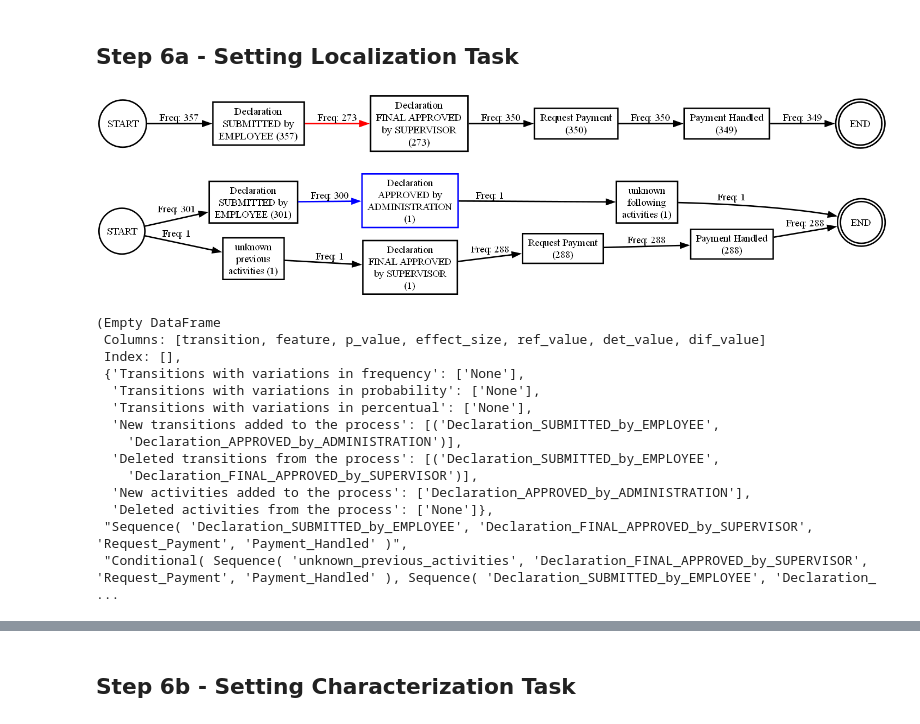
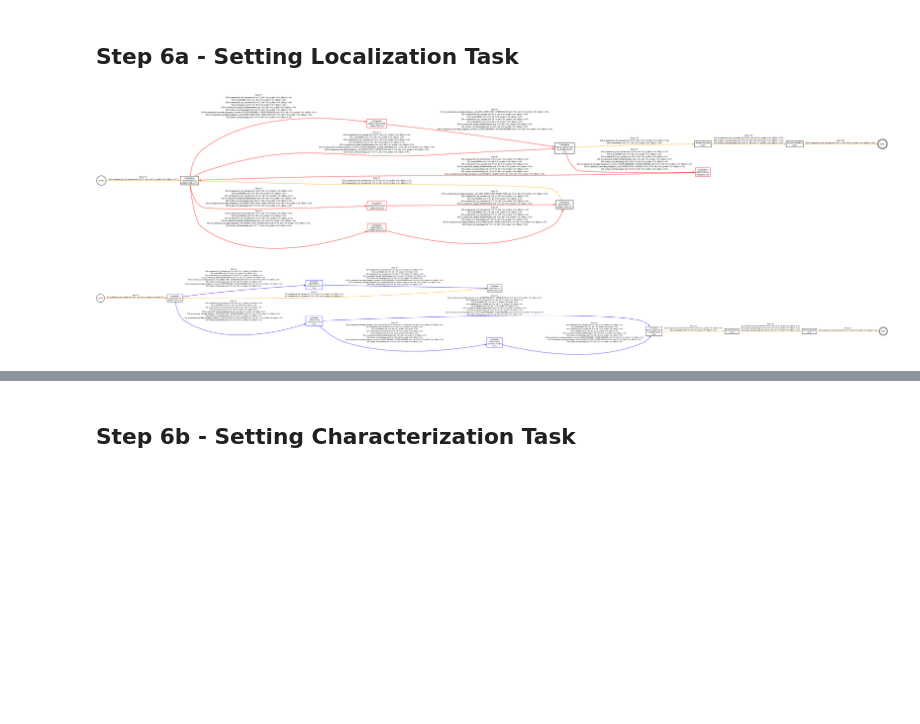
Before and after one commit to AC-Meira/Transition_Matrix_Process_Drift, a Jupyter notebook: Demonstration - Real Log - BPIC 2020.ipynb, the cells around one changed output, grey strips where cells are left out. Drawn from its saved outputs; the diff is of its cells as text; code cells hidden in the pictures; blank space fills up the shorter version.

```diff
--- a/Demonstration - Real Log - BPIC 2020.ipynb
+++ b/Demonstration - Real Log - BPIC 2020.ipynb
@@ -86,13 +94,13 @@ Total activities:  17
 TMPD_instance = TMPD_class.TMPD(scenario='offline')
 
 # Setting the transition log
-TMPD_instance.set_transition_log(event_log, case_id='case:id', activity_key='concept:name', timestamp_key='time:timestamp', timestamp_format=None, other_columns_keys=[])
+TMPD_instance.set_transition_log(event_log, case_id='case:id', activity_key='concept:name', timestamp_key='time:timestamp', timestamp_format=None, other_columns_keys=["role", "resource", "BudgetNumber", "Amount"])
 
 # Executing the transition log
 TMPD_instance.run_transition_log()
 
 # Showing the transition log created
 print(len(TMPD_instance.get_transition_log()))
-TMPD_instance.get_transition_log().head(20)
+TMPD_instance.get_transition_log().head()
 # %% [output]
 66937
@@ -117,7 +114,7 @@ TMPD_instance.get_transition_log().head(20)
 ## Step 2 - Setting Window Strategy
 # %%
 # Setting the window strategy parameters
-TMPD_instance.set_windowing_strategy(window_size_mode = 'Fixed', window_size = 2000, window_ref_mode = "Fixed", overlap = True, sliding_step = 400, continuous = True)
+TMPD_instance.set_windowing_strategy(window_size_mode = 'Fixed', window_size = 2000, window_ref_mode = "Fixed", overlap = True, sliding_step = 1000, continuous = True)
 
 # Executing the window strategy indexation
 TMPD_instance.run_windowing_strategy()
@@ -219,13 +247,35 @@ TMPD_instance.get_change_representation().head()
 detection_task_strategy_dict = {
     'time_series_strategy':
     {
-        'cpd_frequency_delta' : {'change_features':['frequency_delta'], 'method':'cpd_pelt', 'smooth' : '3'} #, 'model' : 'rbf', 'cost' : 'rpt.costs.CostRbf()', 'min_size' : '1', 'jump' : '1'
-        , 'cpd_prob_freq_delta' : {'change_features':['prob_freq_delta_weight'], 'method':'cpd_pelt', 'smooth' : '3'} #, 'model' : 'rbf', 'cost' : 'rpt.costs.CostRbf()', 'min_size' : '1', 'jump' : '1'
+        ### Control Flow Perspective
+        'cpd_frequency_delta' : {'change_features':['frequency_delta'], 'method':'cpd_pelt', 'smooth' : '3', 'pen': '5'} #, 'model' : 'rbf', 'cost' : 'rpt.costs.CostRbf()', 'min_size' : '1', 'jump' : '1'
+        , 'cpd_prob_freq_delta' : {'change_features':['prob_freq_delta_weight'], 'method':'cpd_pelt', 'smooth' : '3', 'pen': '5'} #, 'model' : 'rbf', 'cost' : 'rpt.costs.CostRbf()', 'min_size' : '1', 'jump' : '1'
         # , 'cpd_prob_causality_delta' : {'change_features':['causality_delta'], 'method':'cpd_pelt', 'smooth' : '3'} #, 'model' : 'rbf', 'cost' : 'rpt.costs.CostRbf()', 'min_size' : '1', 'jump' : '1'
         # , 'cpd_prob_parallel_delta' : {'change_features':['parallel_delta'], 'method':'cpd_pelt', 'smooth' : '3'} #, 'model' : 'rbf', 'cost' : 'rpt.costs.CostRbf()', 'min_size' : '1', 'jump' : '1'
-        # , 'cpd_avg_time_delta' : {'change_features':['avg_time_delta'], 'method':'cpd_pelt', 'smooth' : '3'} #, 'model' : 'rbf', 'cost' : 'rpt.costs.CostRbf()', 'min_size' : '1', 'jump' : '1'
-        # , 'cpd_time_std_delta' : {'change_features':['time_std_delta'], 'method':'cpd_pelt', 'smooth' : '3'} #, 'model' : 'rbf', 'cost' : 'rpt.costs.CostRbf()', 'min_size' : '1', 'jump' : '1'
-        , 'cramersv_frequency' : {'change_features':['frequency_cramersv'], 'method':'cpd_pelt', 'smooth' : '3'} #, 'model' : 'rbf', 'cost' : 'rpt.costs.CostRbf()', 'min_size' : '1', 'jump' : '1'
+        # , 'cramersv_frequency' : {'change_features':['frequency_cramersv'], 'method':'cpd_pelt', 'smooth' : '3'} #, 'model' : 'rbf', 'cost' : 'rpt.costs.CostRbf()', 'min_size' : '1', 'jump' : '1'
+
+        ### Time Perspective
+        , 'cpd_time_avg_delta' : {'change_features':['time_avg_delta'], 'method':'cpd_pelt', 'smooth' : '3', 'pen': '5'} #, 'model' : 'rbf', 'cost' : 'rpt.costs.CostRbf()', 'min_size' : '1', 'jump' : '1'
+        , 'cpd_time_std_delta' : {'change_features':['time_std_delta'], 'method':'cpd_pelt', 'smooth' : '3', 'pen': '5'} #, 'model' : 'rbf', 'cost' : 'rpt.costs.CostRbf()', 'min_size' : '1', 'jump' : '1'
+
+        ### Resource Perspective
+        # , 'cpd_role_unique_delta' : {'change_features':['role_unique_delta'], 'method':'cpd_pelt', 'smooth' : '3', 'pen': '5'} #, 'model' : 'rbf', 'cost' : 'rpt.costs.CostRbf()', 'min_size' : '1', 'jump' : '1'
+        # , 'cpd_role_entropy_delta' : {'change_features':['role_entropy_delta'], 'method':'cpd_pelt', 'smooth' : '3', 'pen': '5'} #, 'model' : 'rbf', 'cost' : 'rpt.costs.CostRbf()', 'min_size' : '1', 'jump' : '1'
+        , 'cpd_role_encoding_frequency_delta' : {'change_features':['role_encoding_frequency_delta'], 'method':'cpd_pelt', 'smooth' : '3', 'pen': '5'} #, 'model' : 'rbf', 'cost' : 'rpt.costs.CostRbf()', 'min_size' : '1', 'jump' : '1'
+        # , 'cpd_role_encoding_probability_delta' : {'change_features':['role_encoding_probability_delta'], 'method':'cpd_pelt', 'smooth' : '3', 'pen': '5'} #, 'model' : 'rbf', 'cost' : 'rpt.costs.CostRbf()', 'min_size' : '1', 'jump' : '1'
+
+        # , 'cpd_resource_unique_delta' : {'change_features':['resource_unique_delta'], 'method':'cpd_pelt', 'smooth' : '3', 'pen': '5'} #, 'model' : 'rbf', 'cost' : 'rpt.costs.CostRbf()', 'min_size' : '1', 'jump' : '1
+        # , 'cpd_resource_entropy_delta' : {'change_features':['resource_entropy_delta'], 'method':'cpd_pelt', 'smooth' : '3', 'pen': '5'} #, 'model' : 'rbf', 'cost' : 'rpt.costs.CostRbf()', 'min_size' : '1', 'jump' : '1
+        , 'cpd_resource_encoding_frequency_delta' : {'change_features':['resource_encoding_frequency_delta'], 'method':'cpd_pelt', 'smooth' : '3', 'pen': '5'} #, 'model' : 'rbf', 'cost' : 'rpt.costs.CostRbf()', 'min_size' : '1', 'jump' : '1
+        # , 'cpd_resource_encoding_probability_delta' : {'change_features':['resource_encoding_probability_delta'], 'method':'cpd_pelt', 'smooth' : '3', 'pen': '5'} #, 'model' : 'rbf', 'cost' : 'rpt.costs.CostRbf()', 'min_size' : '1', 'jump' : '1
+
+        ### Data Perspective
+        , 'cpd_amount_avg_delta' : {'change_features':['amount_avg_delta'], 'method':'cpd_pelt', 'smooth' : '3', 'pen': '5'} #, 'model' : 'rbf', 'cost' : 'rpt.costs.CostRbf()', 'min_size' : '1', 'jump' : '1'
+        # , 'cpd_amount_std_delta' : {'change_features':['amount_std_delta'], 'method':'cpd_pelt', 'smooth' : '3'} #, 'model' : 'rbf', 'cost' : 'rpt.costs.CostRbf()', 'min_size' : '1', 'jump' : '1'
+        , 'cpd_BudgetNumber_unique_delta' : {'change_features':['BudgetNumber_unique_delta'], 'method':'cpd_pelt', 'smooth' : '3', 'pen': '5'} #, 'model' : 'rbf', 'cost' : 'rpt.costs.CostRbf()', 'min_size' : '1', 'jump' : '1
+        , 'cpd_BudgetNumber_entropy_delta' : {'change_features':['BudgetNumber_entropy_delta'], 'method':'cpd_pelt', 'smooth' : '3', 'pen': '5'} #, 'model' : 'rbf', 'cost' : 'rpt.costs.CostRbf()', 'min_size' : '1', 'jump' : '1
+        # , 'cpd_BudgetNumber_encoding_frequency_delta' : {'change_features':['BudgetNumber_encoding_frequency_delta'], 'method':'cpd_pelt', 'smooth' : '3'} #, 'model' : 'rbf', 'cost' : 'rpt.costs.CostRbf()', 'min_size' : '1', 'jump' : '1
+        # , 'cpd_BudgetNumber_encoding_probability_delta' : {'change_features':['BudgetNumber_encoding_probability_delta'], 'method':'cpd_pelt', 'smooth' : '3'} #, 'model' : 'rbf', 'cost' : 'rpt.costs.CostRbf()', 'min_size' : '1', 'jump' : '1
     }
     , 'threshold_strategy' :
     {
@@ -285,27 +347,16 @@ for result in detection_task_results.itertuples():
 ## Step 6a - Setting Localization Task
 # %%
 # Setting Localization Task
-TMPD_instance.set_localization_task(reference_window_index=0, detection_window_index=55, pvalue_threshold=0.05, effect_prop_threshold=0.2, effect_count_threshold=0.02, pseudo_count=5)
+reference_window_index=0
+detection_window_index=55
+
+TMPD_instance.set_localization_task(reference_window_index=reference_window_index, detection_window_index=detection_window_index, pvalue_threshold=0.05, effect_threshold=0.2, presence_percentage_threshold=0.02, pseudo_count=5)
 
 # Executing Localization Task
 TMPD_instance.run_localization_task()
 
 # Showing Localization Task Results
-TMPD_instance.get_localization_task(show_localization_dfg=True, show_original_dfg=False, show_original_bpmn=False)
+changed_transitions, change_informations, reference_bpmn_text, detection_bpmn_text = TMPD_instance.get_localization_task(show_localization_dfg=True, show_original_dfg=False, show_original_bpmn=False)
 # %% [output]
-[figure, old version]
+[figure, new version]
-[figure, old version]
+[figure, new version]
-(Empty DataFrame
- Columns: [transition, feature, p_value, effect_size, ref_value, det_value, dif_value]
- Index: [],
- {'Transitions with variations in frequency': ['None'],
-  'Transitions with variations in probability': ['None'],
-  'Transitions with variations in percentual': ['None'],
-  'New transitions added to the process': [('Declaration_SUBMITTED_by_EMPLOYEE',
-    'Declaration_APPROVED_by_ADMINISTRATION')],
-  'Deleted transitions from the process': [('Declaration_SUBMITTED_by_EMPLOYEE',
-    'Declaration_FINAL_APPROVED_by_SUPERVISOR')],
-  'New activities added to the process': ['Declaration_APPROVED_by_ADMINISTRATION'],
-  'Deleted activities from the process': ['None']},
- "Sequence( 'Declaration_SUBMITTED_by_EMPLOYEE', 'Declaration_FINAL_APPROVED_by_SUPERVISOR', 'Request_Payment', 'Payment_Handled' )",
- "Conditional( Sequence( 'unknown_previous_activities', 'Declaration_FINAL_APPROVED_by_SUPERVISOR', 'Request_Payment', 'Payment_Handled' ), Sequence( 'Declaration_SUBMITTED_by_EMPLOYEE', 'Declaration_ ...
```
Also changed, not shown: parts of 19 cells of this notebook, 17 other files.
